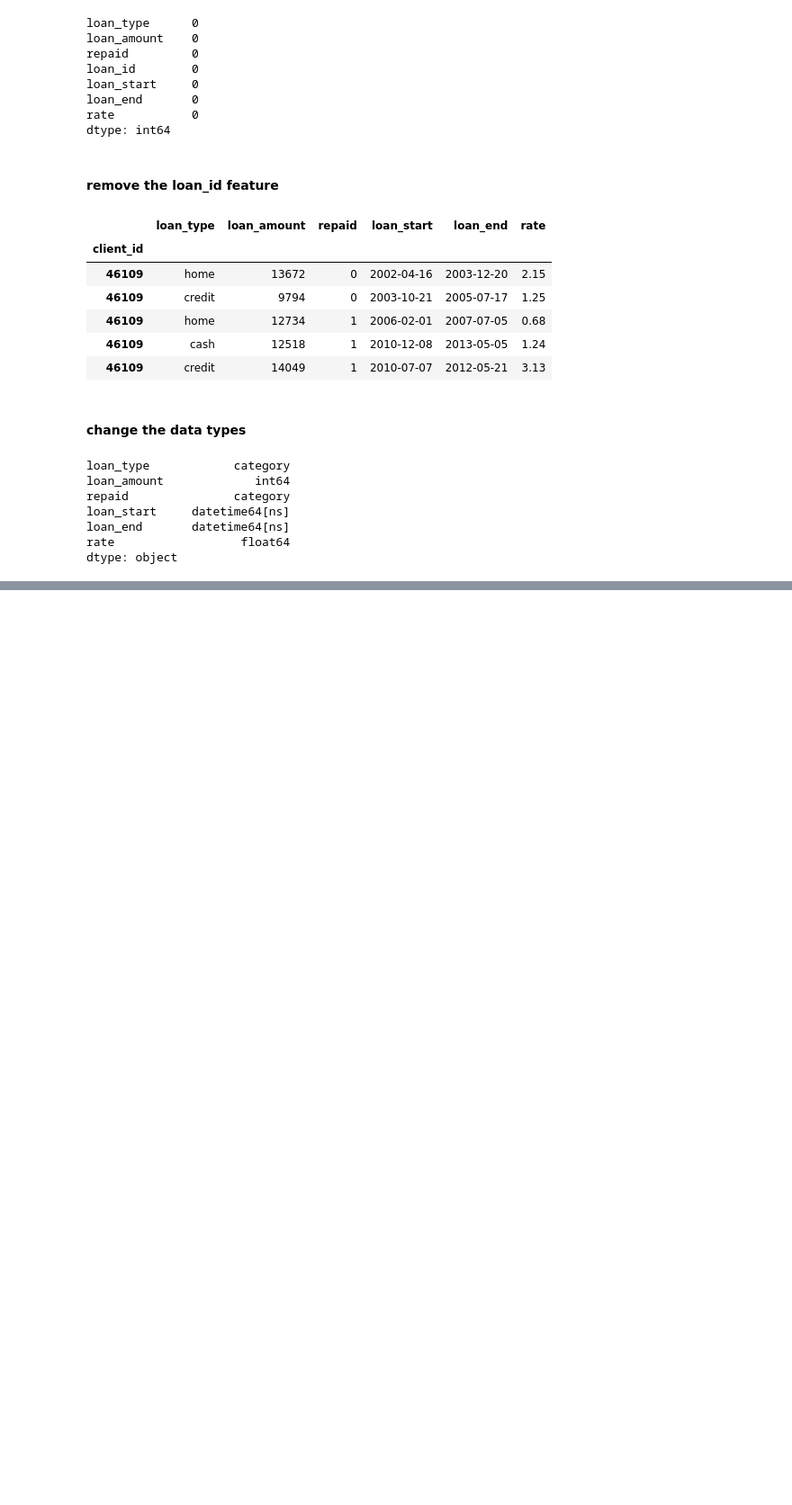
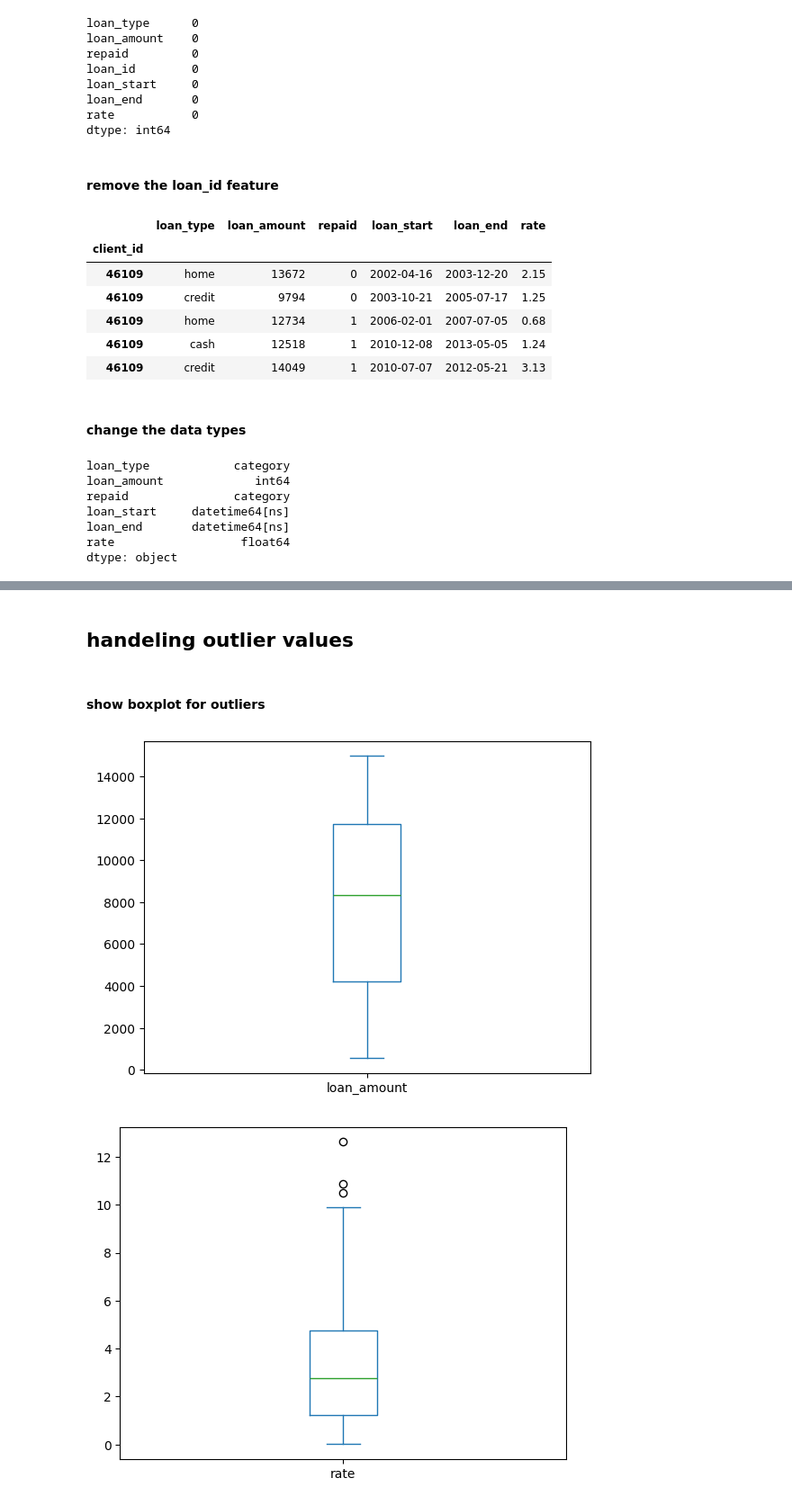
Before and after one commit to shadmankhezri/regression_loan, a Jupyter notebook: loan_regression.ipynb, the cells around one changed output, grey strips where cells are left out. Shown at 90% size. Saved outputs shown, nothing was run; the diff lists cells and outputs as text; code cells hidden in the pictures; blank space fills up the shorter version.

Commit message:
handel missing values and outliers

```diff
--- a/loan_regression.ipynb
+++ b/loan_regression.ipynb
@@ -171,0 +218,5 @@ dtype: object
+# %%
+# Selection of datetime columns
+
+df_datetime_features = df.select_dtypes(include=['datetime'])
+print(f"Datetime Features: \n{df_datetime_features}\n")
@@ -171,0 +254,10 @@ dtype: object
+# %%
+from sklearn.impute import SimpleImputer
+
+# strategy = ["mean", "median", "most_frequent", "constant: fill_value=50"]
+
+imputer1 = SimpleImputer(strategy='mean')
+df_numeric_features = pd.DataFrame(imputer1.fit_transform(df_numeric_features), columns=df_numeric_features.columns)
+
+imputer2 = SimpleImputer(strategy='most_frequent')
+df_category_features = pd.DataFrame(imputer2.fit_transform(df_category_features), columns=df_category_features.columns)
@@ -171,0 +266,8 @@ dtype: object
+# %%
+# fill datetime with mode
+
+most_frequent_datetime = df_datetime_features['loan_start'].mode()[0]
+df_datetime_features['loan_start'] = df_datetime_features['loan_start'].fillna(most_frequent_datetime)
+
+most_frequent_datetime = df_datetime_features['loan_end'].mode()[0]
+df_datetime_features['loan_end'] = df_datetime_features['loan_end'].fillna(most_frequent_datetime)
@@ -171,0 +276,7 @@ dtype: object
+# %%
+df_numeric_features.reset_index(drop=True, inplace=True)
+df_category_features.reset_index(drop=True, inplace=True)
+df_datetime_features.reset_index(drop=True, inplace=True)
+
+df = pd.concat([df_numeric_features, df_category_features, df_datetime_features], axis=1)
+df.head()
@@ -171,0 +290,13 @@ dtype: object
+# %% [markdown]
+## handeling outlier values
+# %% [markdown]
+#### show boxplot for outliers
+# %%
+df['loan_amount'].plot(kind='box')
+plt.show()
+
+df['rate'].plot(kind='box')
+plt.show()
+# %% [output]
+[figure, added]
+[figure, added]
```
Also changed, not shown: parts of 16 cells of this notebook.
